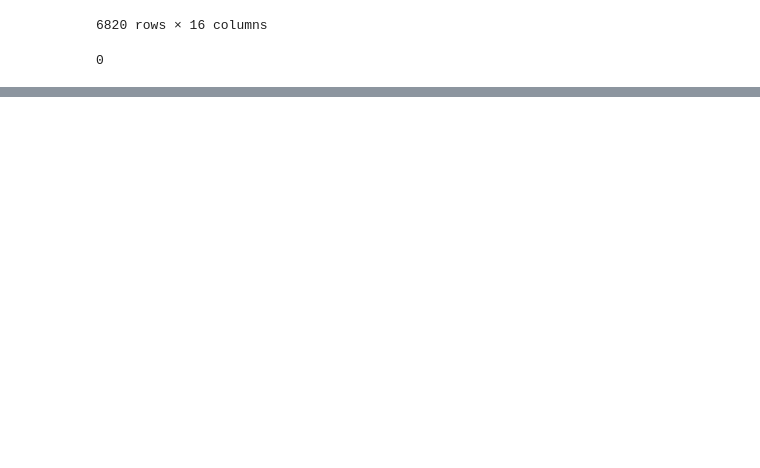
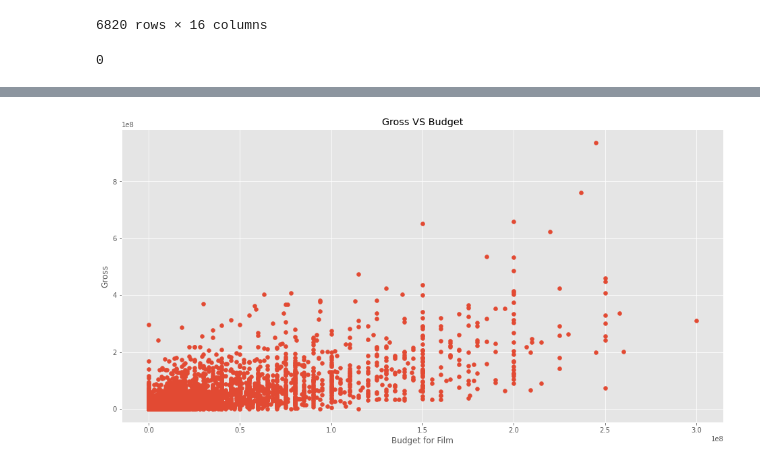
Before and after one commit to sebakirill/Correlation-in-movies, a Jupyter notebook: code/Untitled.ipynb, the cells around one changed output, grey strips where cells are left out. Drawn from its saved outputs; the diff is of its cells as text; code cells hidden in the pictures; blank space fills up the shorter version.

```diff
--- a/code/Untitled.ipynb
+++ b/code/Untitled.ipynb
@@ -88,0 +119,10 @@ df.duplicated(subset=['name', 'company', 'released']).sum()
+# %%
+#Scatter plot with gross vs budget
+
+plt.scatter(y=df['gross'], x=df['budget'])
+plt.ylabel('Gross')
+plt.xlabel('Budget for Film')
+plt.title('Gross VS Budget')
+plt.show()
+# %% [output]
+[figure, added]
```
Also changed, not shown: parts of 5 cells of this notebook.
